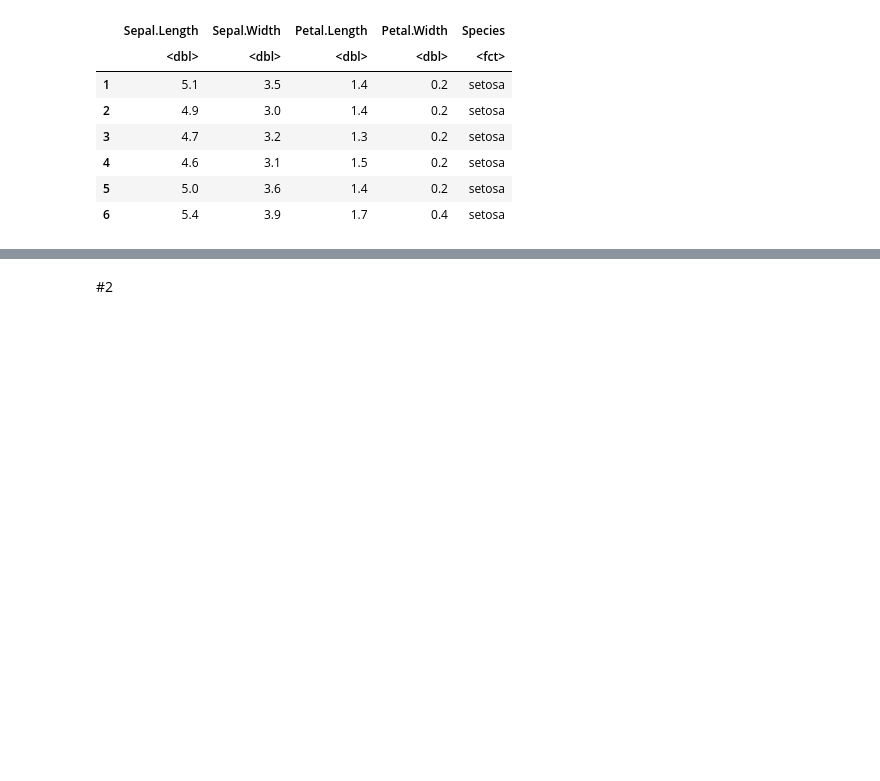
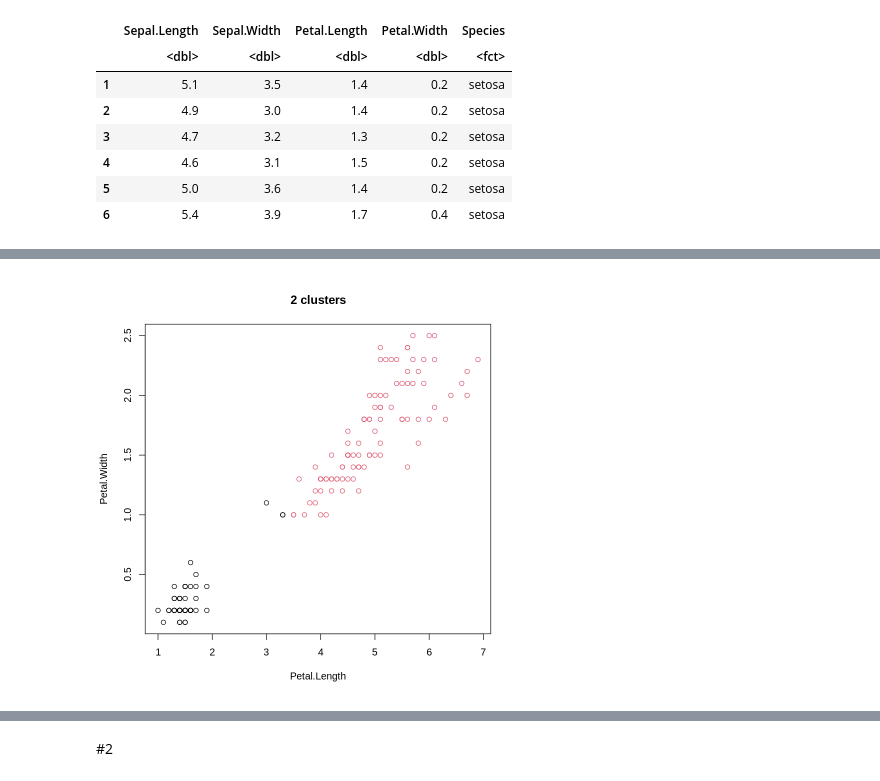
Before and after one commit to Viktory4121/MME, a Jupyter notebook: lab3.ipynb, the cells around one changed output, grey strips where cells are left out. Cells and saved outputs as stored; diff of their text form; code cells hidden in the pictures; blank space fills up the shorter version.

```diff
--- a/lab3.ipynb
+++ b/lab3.ipynb
@@ -24,0 +55,4 @@ A data.frame: 6 × 5
+# %%
+plot(part_data[c("Petal.Length", "Petal.Width")], col = model_kmeans$cluster, main = "2 clusters")
+# %% [output]
+[figure, added]
```
Also changed, not shown: parts of 47 cells of this notebook.
